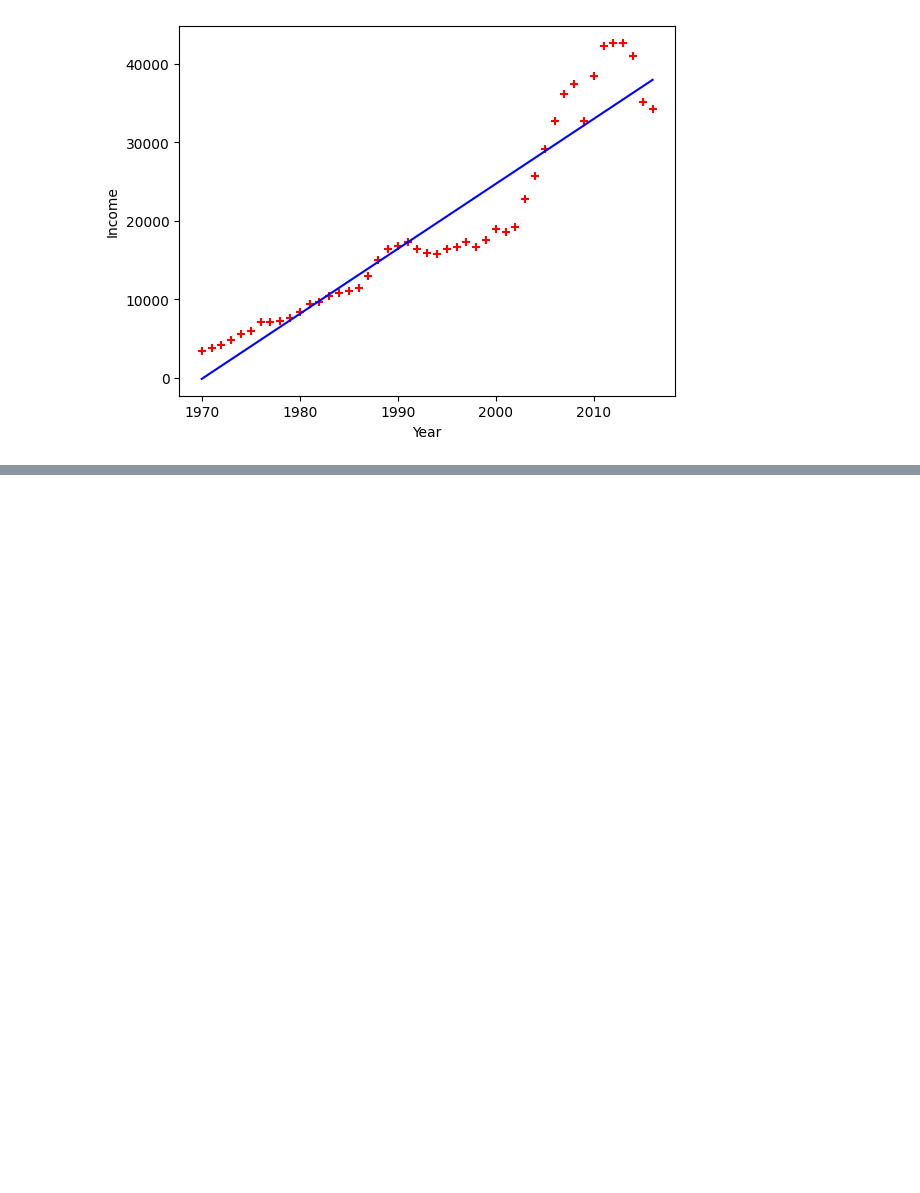
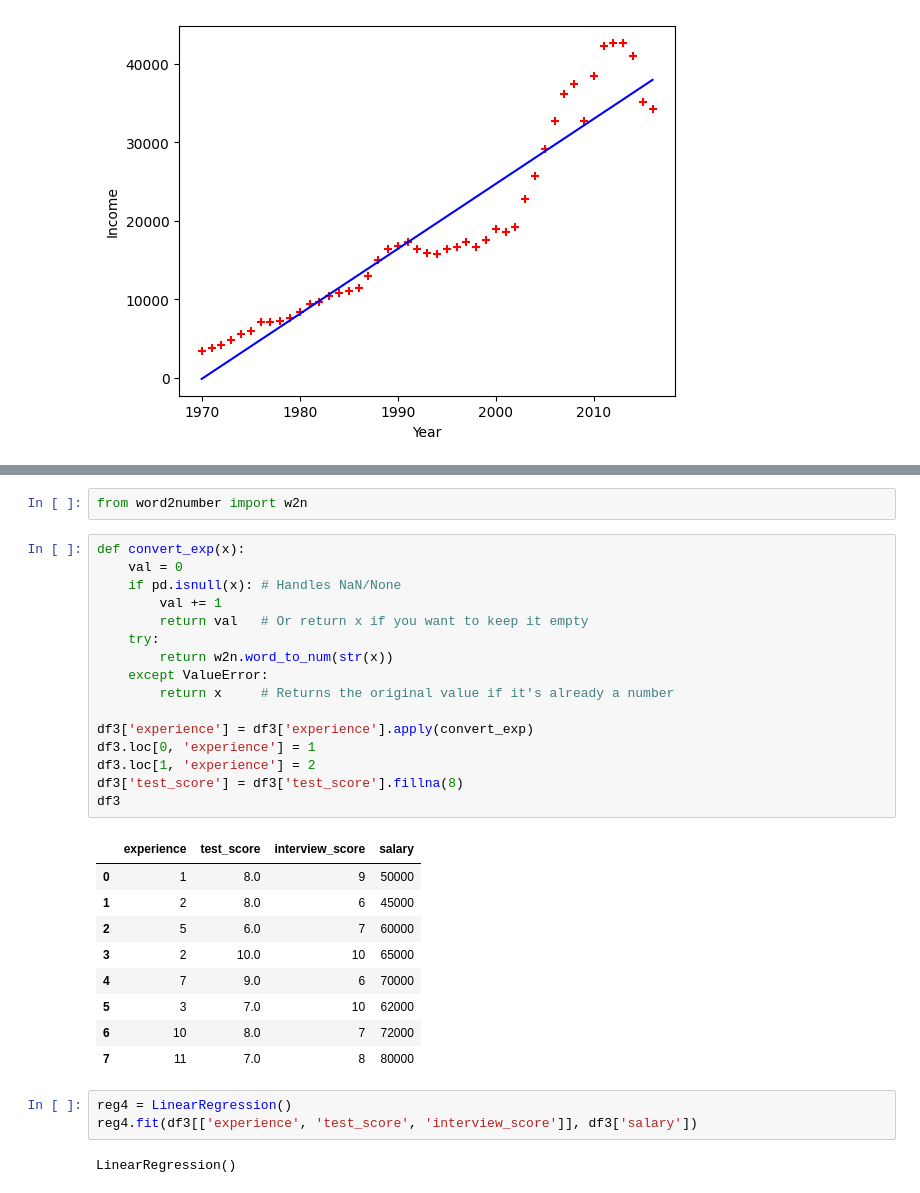
Before and after one commit to MubeenBhatti563/Daily_Coding_Practice, a Jupyter notebook: Practice/ML/LinearDataSet.ipynb, the cells around one changed output, grey strips where cells are left out. Drawn from its saved outputs; the diff is of its cells as text; blank space fills up the shorter version.

```diff
--- a/Practice/ML/LinearDataSet.ipynb
+++ b/Practice/ML/LinearDataSet.ipynb
@@ -91,0 +166,33 @@ plt.plot(df1['year'], reg1.predict(df1[['year']]), color='blue')
+# %%
+from word2number import w2n
+# %%
+def convert_exp(x):
+    val = 0
+    if pd.isnull(x): # Handles NaN/None
+        val += 1
+        return val   # Or return x if you want to keep it empty
+    try:
+        return w2n.word_to_num(str(x))
+    except ValueError:
+        return x     # Returns the original value if it's already a number
+
+df3['experience'] = df3['experience'].apply(convert_exp)
+df3.loc[0, 'experience'] = 1
+df3.loc[1, 'experience'] = 2
+df3['test_score'] = df3['test_score'].fillna(8)
+df3
+# %% [output]
+|  | experience | test_score | interview_score | salary |
+| 0 | 1 | 8.0 | 9 | 50000 |
+| 1 | 2 | 8.0 | 6 | 45000 |
+| 2 | 5 | 6.0 | 7 | 60000 |
+| 3 | 2 | 10.0 | 10 | 65000 |
+| 4 | 7 | 9.0 | 6 | 70000 |
+| 5 | 3 | 7.0 | 10 | 62000 |
+| 6 | 10 | 8.0 | 7 | 72000 |
+| 7 | 11 | 7.0 | 8 | 80000 |
+# %%
+reg4 = LinearRegression()
+reg4.fit(df3[['experience', 'test_score', 'interview_score']], df3['salary'])
+# %% [output]
+LinearRegression()
```
Also changed, not shown: parts of 8 cells of this notebook.
